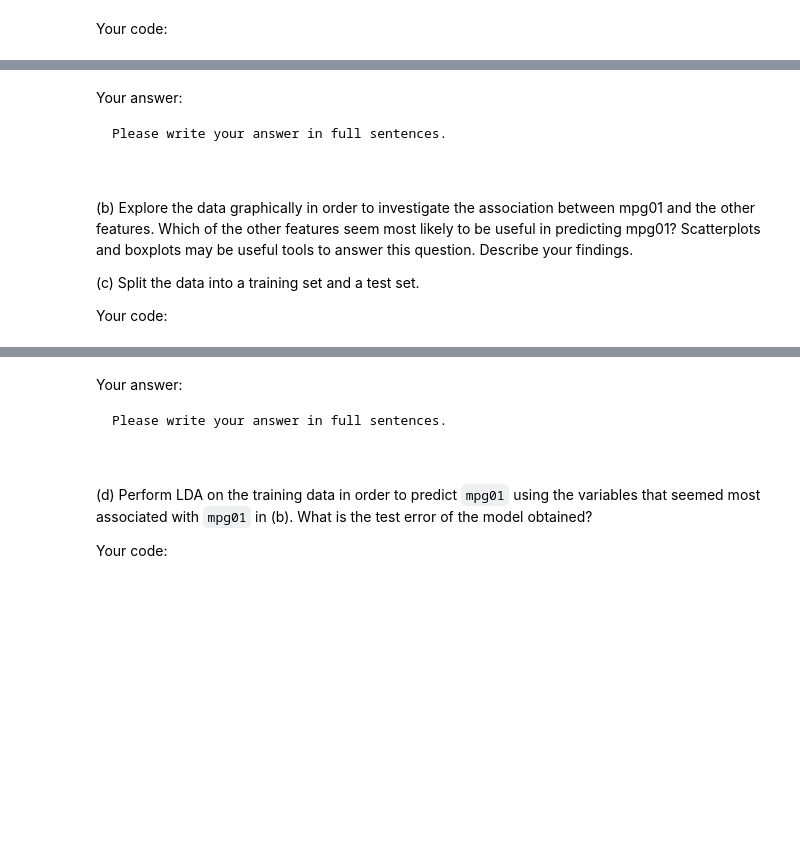
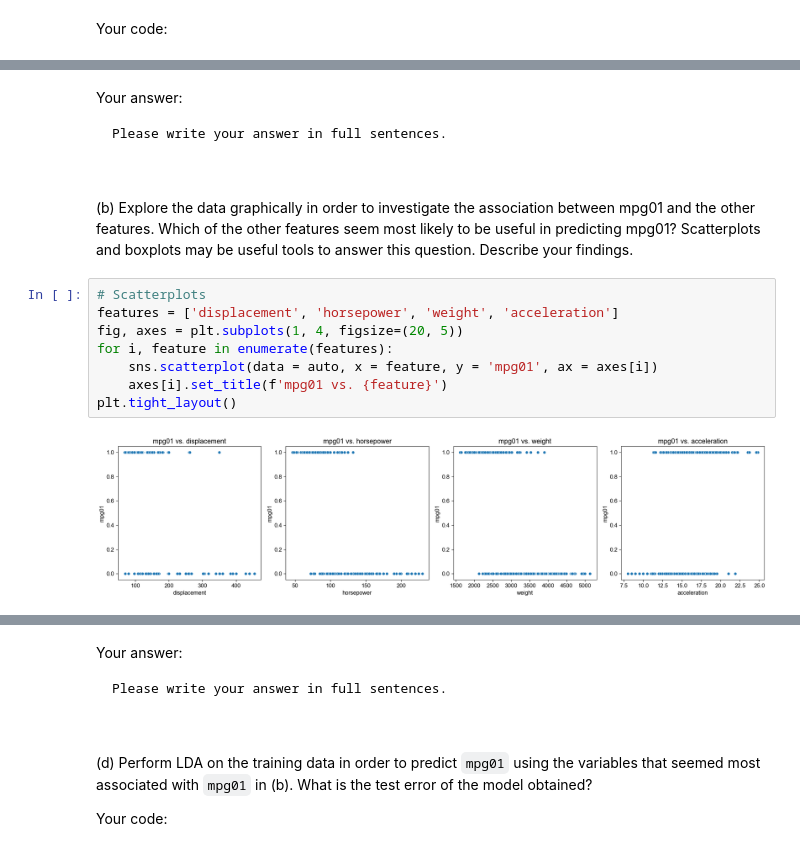
Before and after one commit to BU-MSSP-Classroom/MA679_Spring2024_03_classification-fengyuanshen, a Jupyter notebook: Ch04_Classification_Python.ipynb, the cells around one changed output, grey strips where cells are left out. Drawn from its saved outputs; the diff is of its cells as text; blank space fills up the shorter version.

```diff
--- a/Ch04_Classification_Python.ipynb
+++ b/Ch04_Classification_Python.ipynb
@@ -569,7 +569,13 @@ between mpg01 and the other features. Which of the other
 features seem most likely to be useful in predicting mpg01? Scatterplots
 and boxplots may be useful tools to answer this question.
 Describe your findings.
-
-(c) Split the data into a training set and a test set.
-
-Your code:
+# %%
+# Scatterplots
+features = ['displacement', 'horsepower', 'weight', 'acceleration']
+fig, axes = plt.subplots(1, 4, figsize=(20, 5))
+for i, feature in enumerate(features):
+    sns.scatterplot(data = auto, x = feature, y = 'mpg01', ax = axes[i])
+    axes[i].set_title(f'mpg01 vs. {feature}')
+plt.tight_layout()
+# %% [output]
+[figure, added]
```
Also changed, not shown: parts of 10 cells of this notebook.
